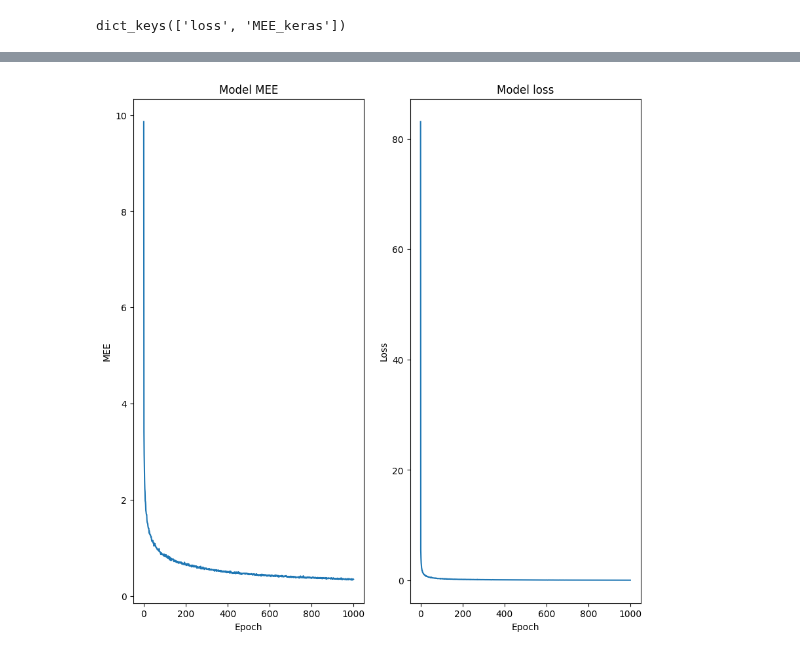
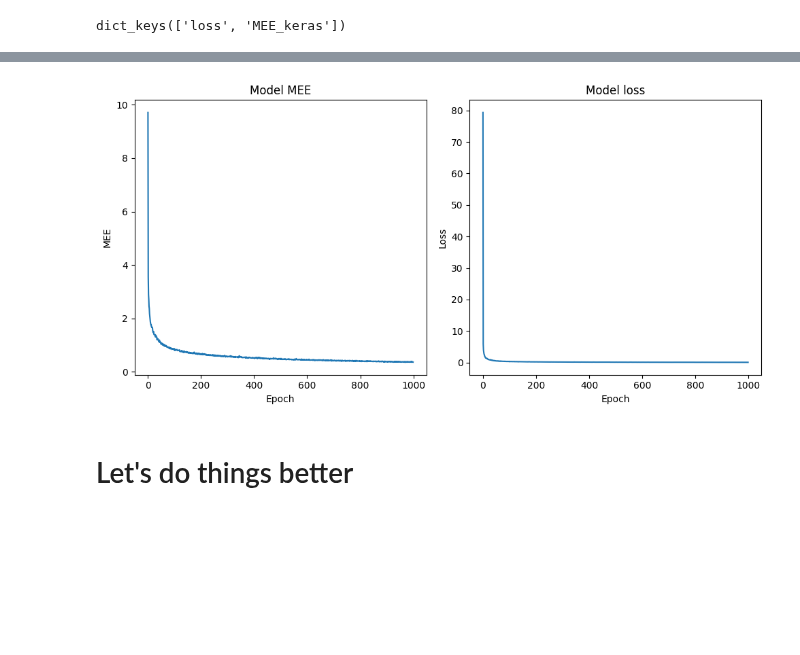
Before and after one commit to Slocon00/ML-project, a Jupyter notebook: notebooks/keras_test.ipynb, the cells around one changed output, grey strips where cells are left out. Drawn from its saved outputs; the diff is of its cells as text; code cells hidden in the pictures; blank space fills up the shorter version.

Commit message:
keras tests

```diff
--- a/notebooks/keras_test.ipynb
+++ b/notebooks/keras_test.ipynb
@@ -21,6 +20,8 @@ from utils import read_cup
 X_train, y_train, test = read_cup("../data/ML-CUP23-TR.csv", "../data/ML-CUP23-TS.csv")
 
 X_train, X_test, y_train, y_test = train_test_split(X_train, y_train, test_size=0.2)
+# Let's take also a validation set to use earlystopping
+X_train, X_val, y_train, y_val = train_test_split(X_train, y_train, test_size=0.2)
 # %%
 # Define metric MEE
 
@@ -76,7 +79,7 @@ print(f'Test MEE: {MEE_keras:.4f}')
 history = history.history
 
 # plot training mee values
-plt.figure(figsize=(10,10))
+plt.figure(figsize=(10,5))
 plt.subplot(1, 2, 1)
 plt.plot(history['MEE_keras'])
 plt.title('Model MEE')
@@ -90,5 +93,6 @@ plt.title('Model loss')
 plt.ylabel('Loss')
 plt.xlabel('Epoch')
 
+plt.tight_layout()
 plt.show()
 # %% [output]
@@ -98 +102,3 @@ Test MEE: 0.6746
-[figure, old version]
+[figure, new version]
+# %% [markdown]
+# Let's do things better
```
Also changed, not shown: parts of 9 cells of this notebook.
